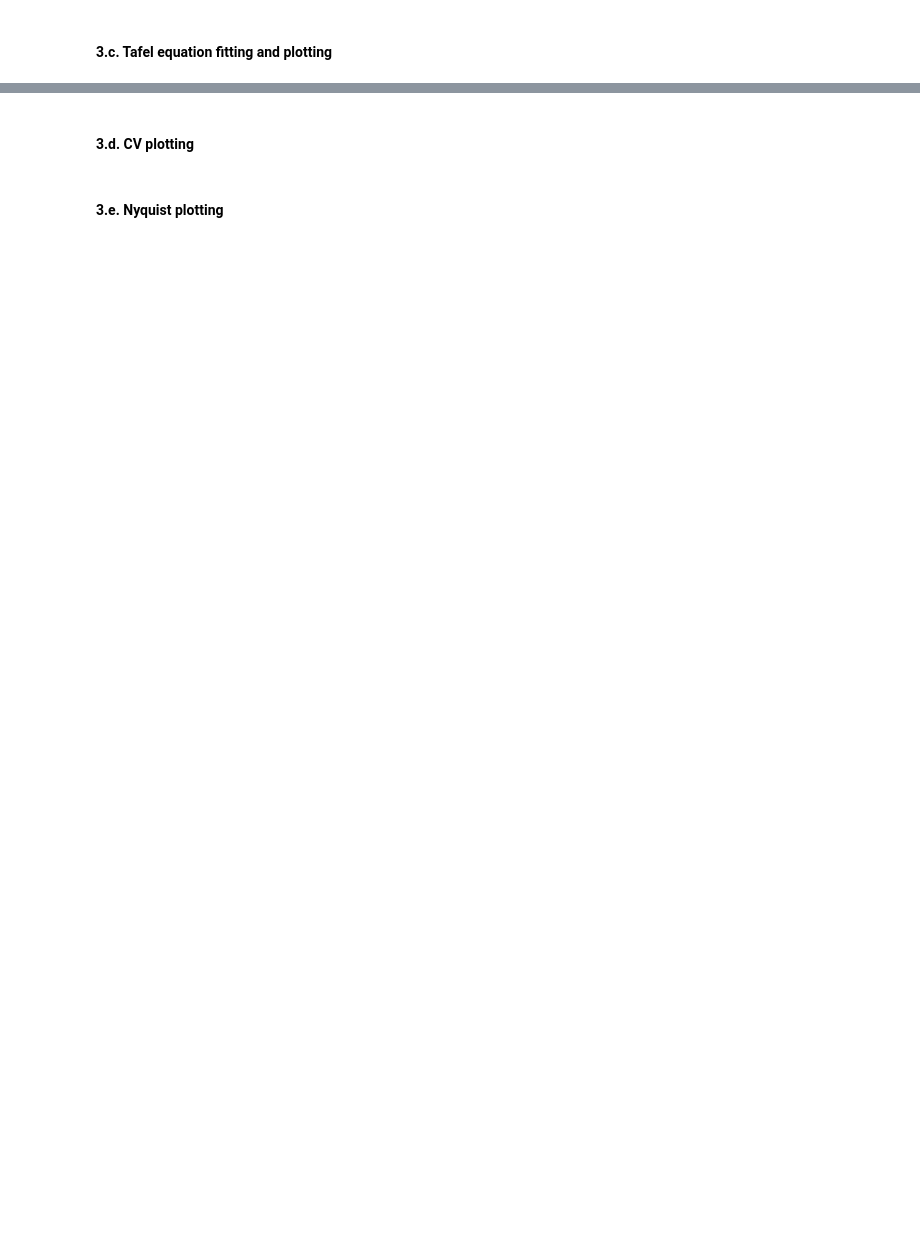
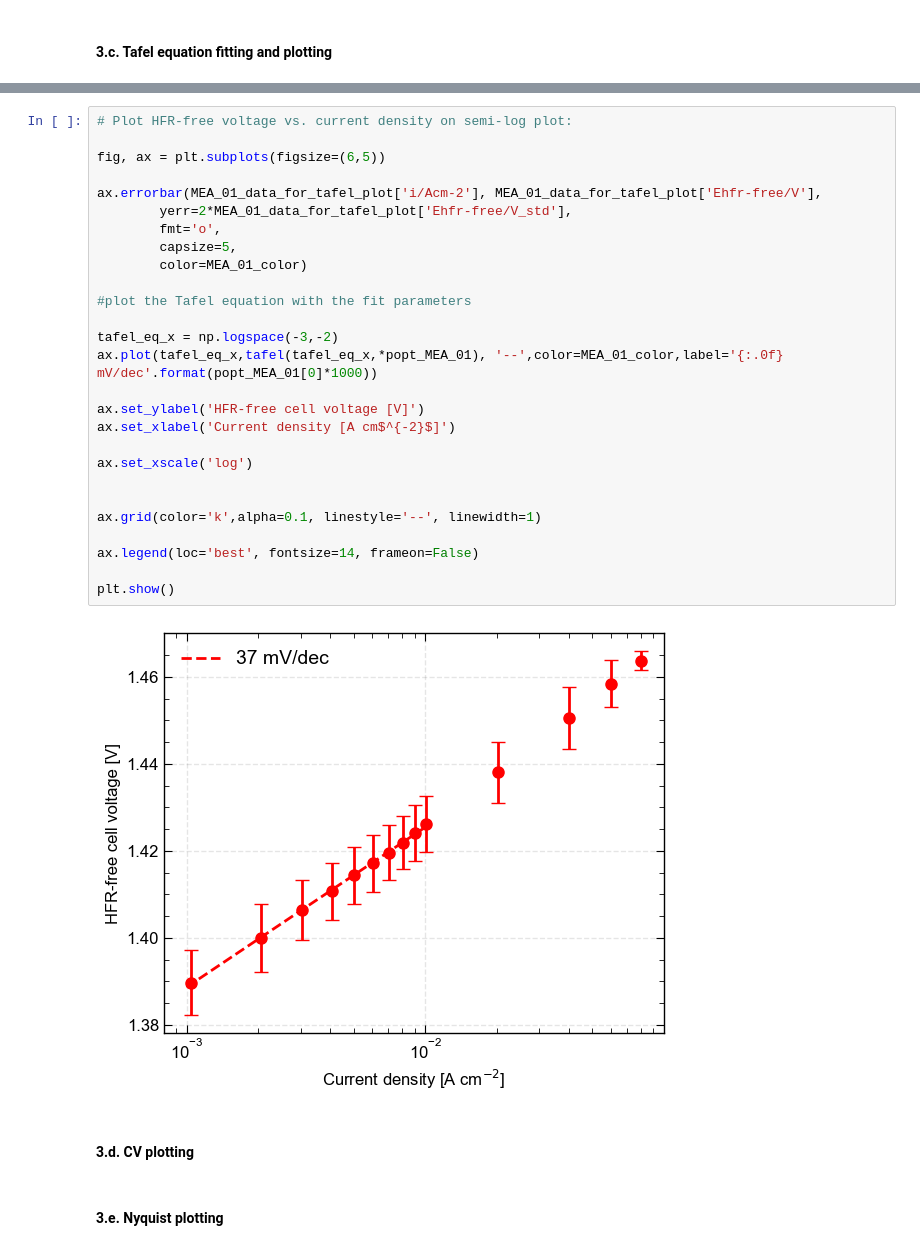
Before and after one commit to karaferner/CMU-EDL-Electrolysis, a Jupyter notebook: pemwe_analysis_tutorial.ipynb, the cells around one changed output, grey strips where cells are left out. Saved outputs shown, nothing was run; the diff lists cells and outputs as text; blank space fills up the shorter version.

```diff
--- a/pemwe_analysis_tutorial.ipynb
+++ b/pemwe_analysis_tutorial.ipynb
@@ -233,3 +245,32 @@ plt.show()
+# %%
+# Plot HFR-free voltage vs. current density on semi-log plot:
+
+fig, ax = plt.subplots(figsize=(6,5))
+
+ax.errorbar(MEA_01_data_for_tafel_plot['i/Acm-2'], MEA_01_data_for_tafel_plot['Ehfr-free/V'],
+        yerr=2*MEA_01_data_for_tafel_plot['Ehfr-free/V_std'],
+        fmt='o',
+        capsize=5,
+        color=MEA_01_color)
+
+#plot the Tafel equation with the fit parameters
+
+tafel_eq_x = np.logspace(-3,-2)
+ax.plot(tafel_eq_x,tafel(tafel_eq_x,*popt_MEA_01), '--',color=MEA_01_color,label='{:.0f} mV/dec'.format(popt_MEA_01[0]*1000))
+
+ax.set_ylabel('HFR-free cell voltage [V]')
+ax.set_xlabel('Current density [A cm$^{-2}$]')
+
+ax.set_xscale('log')
+
+
+ax.grid(color='k',alpha=0.1, linestyle='--', linewidth=1)
+
+ax.legend(loc='best', fontsize=14, frameon=False)
+
+plt.show()
+# %% [output]
+[figure, added]
 # %% [markdown]
 #### 3.d. CV plotting
 # %% [markdown]
```
Also changed, not shown: parts of 7 cells of this notebook, 1 other file.
